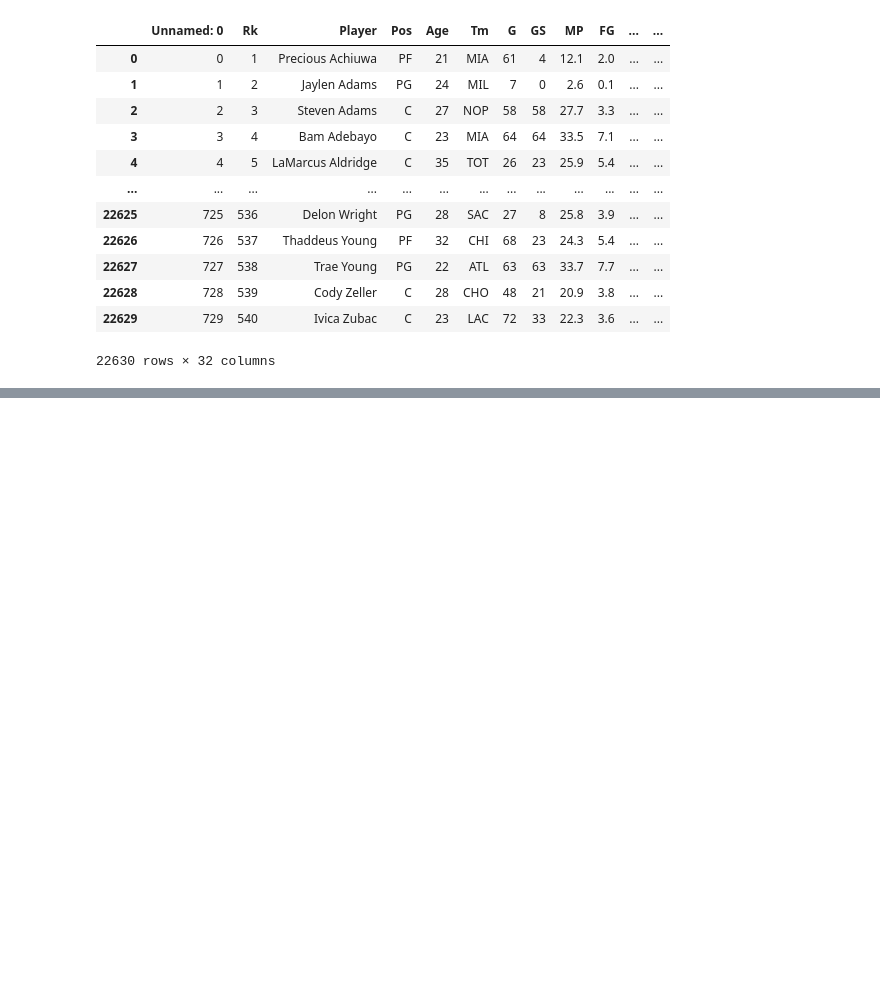
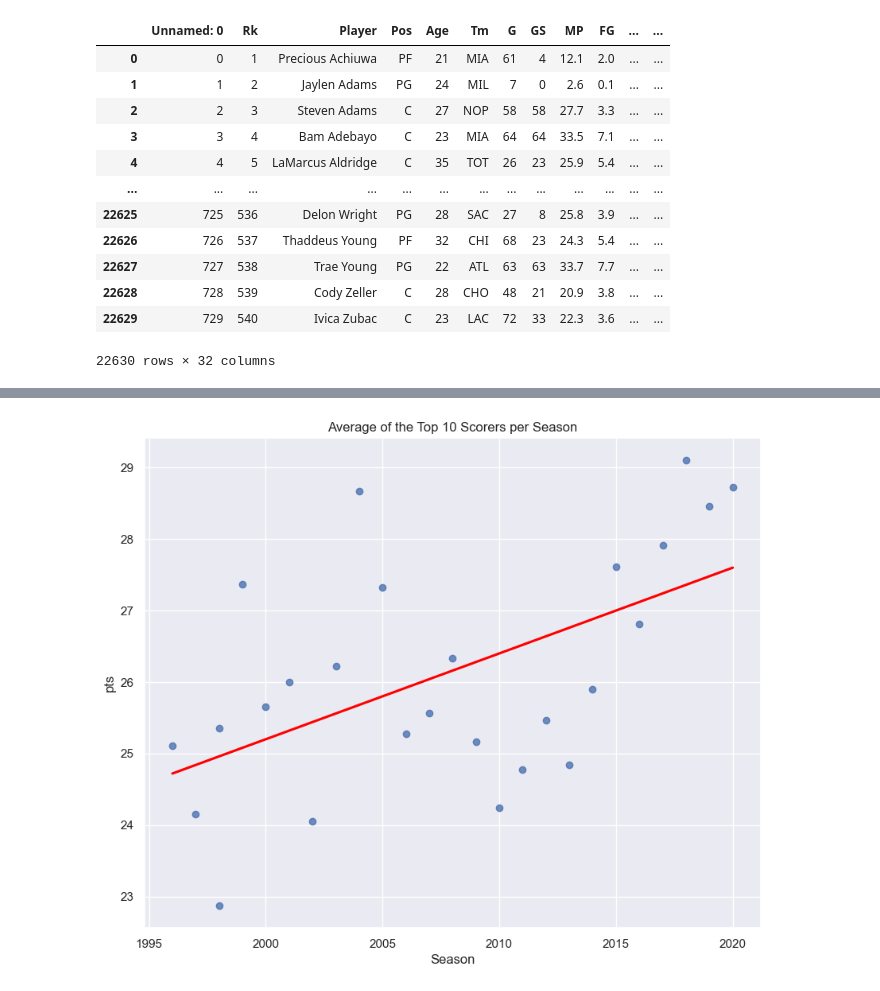
Before and after one commit to ubco-W2022T2-data301/project-group-group39, a Jupyter notebook: analysis/analysis3.ipynb, the cells around one changed output, grey strips where cells are left out. Cells and saved outputs as stored; diff of their text form; code cells hidden in the pictures; blank space fills up the shorter version.

```diff
--- a/analysis/analysis3.ipynb
+++ b/analysis/analysis3.ipynb
@@ -120,0 +95,4 @@ sns.catplot(y='season', x='avg_top10_pts', kind='bar', data=top10_avg, color='gr
+# %%
+sys.path.append("code")
+dfs = load_and_process("../data/raw/archive (2)/all_seasons.csv")
+print(dfs)
@@ -165,3 +171,15 @@ plt.show()
 * 2005-2006 and 2019-2020 were the peaks of the graph, which is 14 years between each other. Big age difference but not huge pts difference
 
 * 1997-1998 was the lowest average pts by a whole point
+# %%
+
+fig, ax = plt.subplots(figsize=(10,8))
+ax.set_xlabel('Season')
+ax.set_ylabel('Average Points per Game')
+ax.set_title('Average of the Top 10 Scorers per Season')
+sns.regplot(x= [1996, 1997, 1998, 1998, 1999, 2000, 2001, 2002, 2003, 2004, 2005, 2006,2007,2008,2009,2010,2011,2012,2013,2014,2015, 2016,2017,2018,2019,2020,]  , y= dfs['pts'] , ci=False, line_kws={'color':'red'})
+
+
+plt.show()
+# %% [output]
+[figure, added]
```
Also changed, not shown: parts of 12 cells of this notebook.
